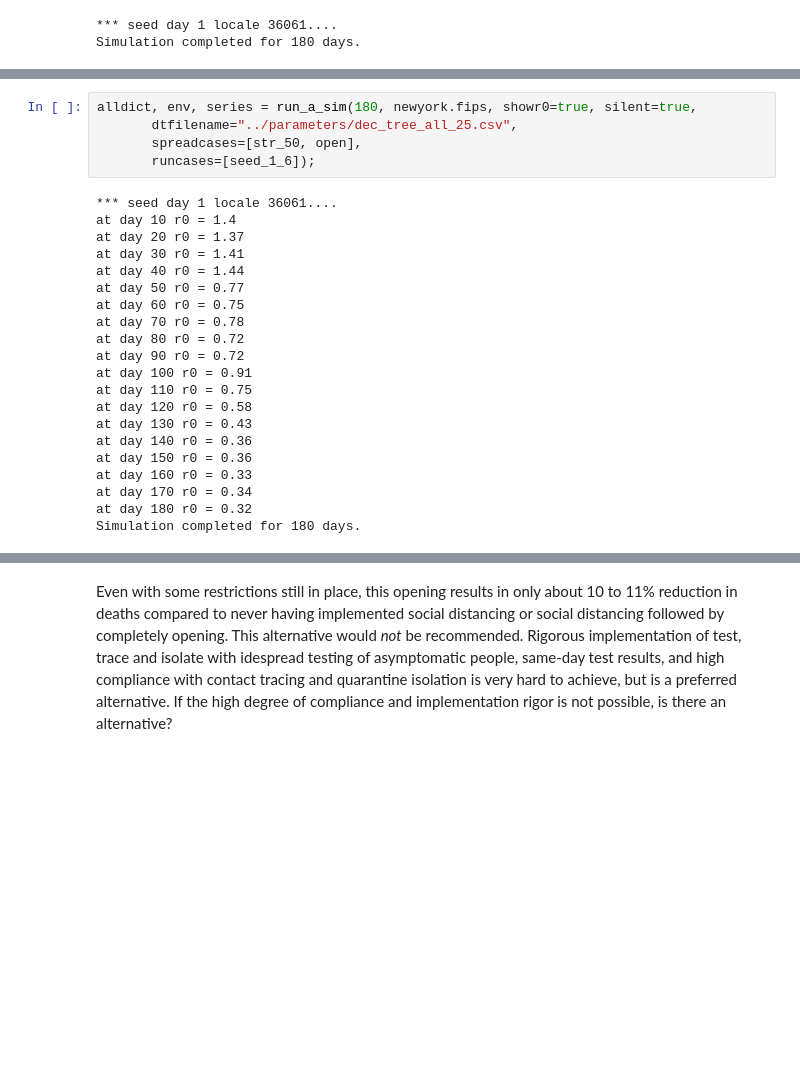
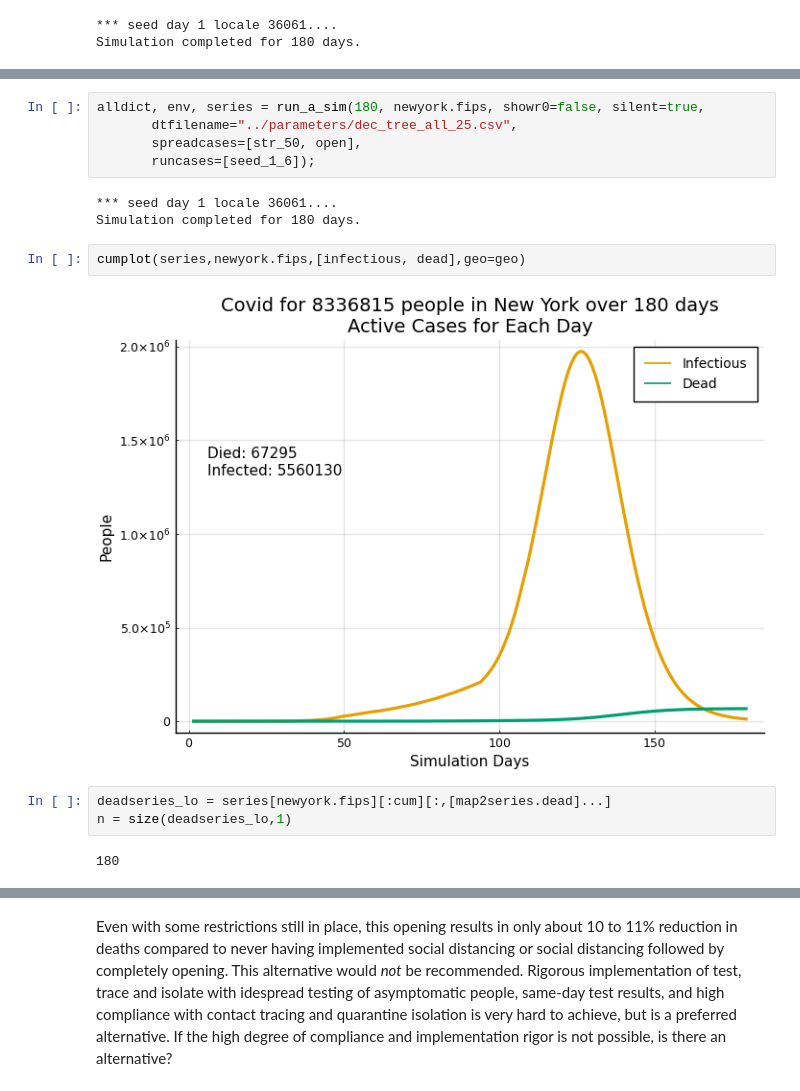
Before and after one commit to lewisl/CovidSim, a Jupyter notebook: reports/protect the vulnerable report/Vulnerable_Isolation.ipynb, the cells around one changed output, grey strips where cells are left out. Cells and saved outputs as stored; diff of their text form; blank space fills up the shorter version.

```diff
--- a/reports/protect the vulnerable report/Vulnerable_Isolation.ipynb
+++ b/reports/protect the vulnerable report/Vulnerable_Isolation.ipynb
@@ -133,26 +127,17 @@ open = sd_gen(start=95, comply=0.7, cf=(.5,1.5), tf=(.25,.50))
 # %%
-alldict, env, series = run_a_sim(180, newyork.fips, showr0=true, silent=true,
+alldict, env, series = run_a_sim(180, newyork.fips, showr0=false, silent=true,
        dtfilename="../parameters/dec_tree_all_25.csv",
        spreadcases=[str_50, open],
        runcases=[seed_1_6]);
 # %% [output]
 *** seed day 1 locale 36061....
-at day 10 r0 = 1.4
-at day 20 r0 = 1.37
-at day 30 r0 = 1.41
-at day 40 r0 = 1.44
-at day 50 r0 = 0.77
-at day 60 r0 = 0.75
-at day 70 r0 = 0.78
-at day 80 r0 = 0.72
-at day 90 r0 = 0.72
-at day 100 r0 = 0.91
-at day 110 r0 = 0.75
-at day 120 r0 = 0.58
-at day 130 r0 = 0.43
-at day 140 r0 = 0.36
-at day 150 r0 = 0.36
-at day 160 r0 = 0.33
-at day 170 r0 = 0.34
-at day 180 r0 = 0.32
 Simulation completed for 180 days.
+# %%
+cumplot(series,newyork.fips,[infectious, dead],geo=geo)
+# %% [output]
+[figure, added]
+# %%
+deadseries_lo = series[newyork.fips][:cum][:,[map2series.dead]...]
+n = size(deadseries_lo,1)
+# %% [output]
+180
```
Also changed, not shown: parts of 25 cells of this notebook, 8 other files.
